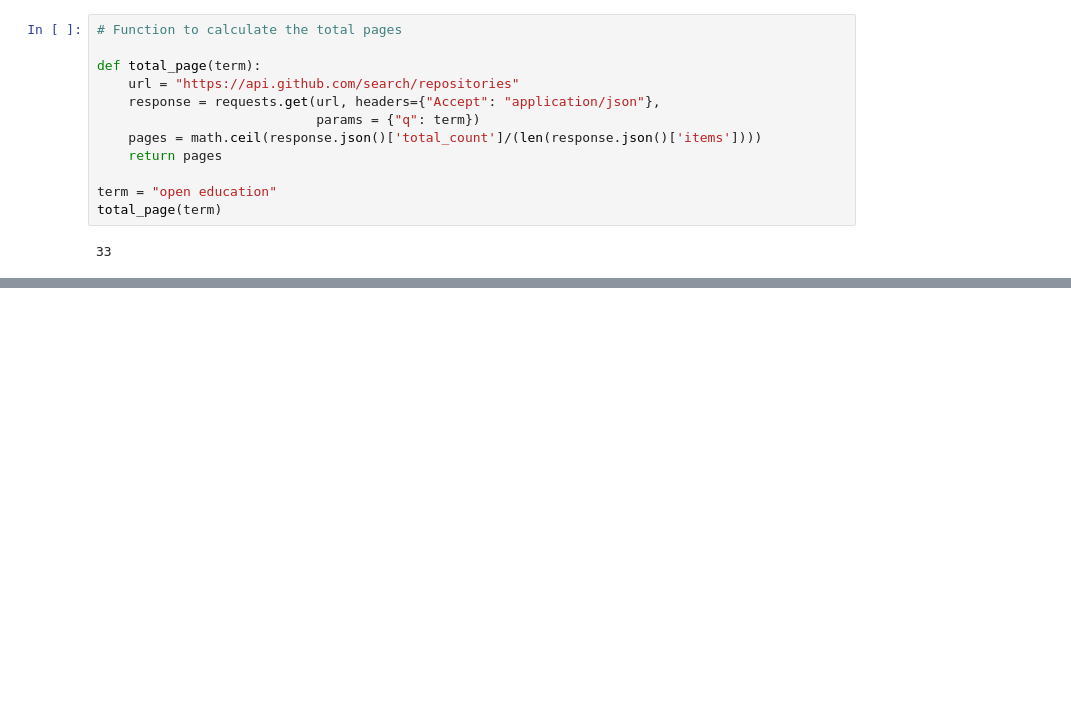
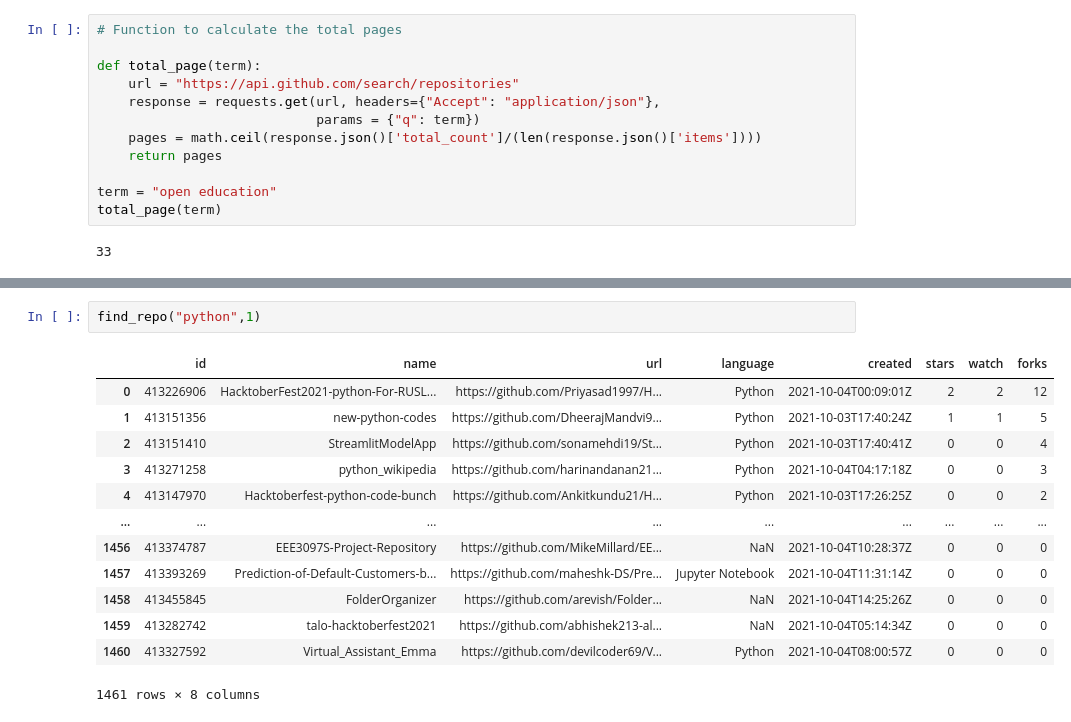
Before and after one commit to thtbui/github-repository-finder, a Jupyter notebook: src/Github_API.ipynb, the cells around one changed output, grey strips where cells are left out. Cells and saved outputs as stored; diff of their text form; blank space fills up the shorter version.

```diff
--- a/src/Github_API.ipynb
+++ b/src/Github_API.ipynb
@@ -70,0 +246,16 @@ KeyError: 'total_count'
+# %%
+find_repo("python",1)
+# %% [output]
+|  | id | name | url | language | created | stars | watch | forks |
+| 0 | 413226906 | HacktoberFest2021-python-For-RUSL... | https://github.com/Priyasad1997/H... | Python | 2021-10-04T00:09:01Z | 2 | 2 | 12 |
+| 1 | 413151356 | new-python-codes | https://github.com/DheerajMandvi9... | Python | 2021-10-03T17:40:24Z | 1 | 1 | 5 |
+| 2 | 413151410 | StreamlitModelApp | https://github.com/sonamehdi19/St... | Python | 2021-10-03T17:40:41Z | 0 | 0 | 4 |
+| 3 | 413271258 | python_wikipedia | https://github.com/harinandanan21... | Python | 2021-10-04T04:17:18Z | 0 | 0 | 3 |
+| 4 | 413147970 | Hacktoberfest-python-code-bunch | https://github.com/Ankitkundu21/H... | Python | 2021-10-03T17:26:25Z | 0 | 0 | 2 |
+| ... | ... | ... | ... | ... | ... | ... | ... | ... |
+| 1456 | 413374787 | EEE3097S-Project-Repository | https://github.com/MikeMillard/EE... | NaN | 2021-10-04T10:28:37Z | 0 | 0 | 0 |
+| 1457 | 413393269 | Prediction-of-Default-Customers-b... | https://github.com/maheshk-DS/Pre... | Jupyter Notebook | 2021-10-04T11:31:14Z | 0 | 0 | 0 |
+| 1458 | 413455845 | FolderOrganizer | https://github.com/arevish/Folder... | NaN | 2021-10-04T14:25:26Z | 0 | 0 | 0 |
+| 1459 | 413282742 | talo-hacktoberfest2021 | https://github.com/abhishek213-al... | NaN | 2021-10-04T05:14:34Z | 0 | 0 | 0 |
+| 1460 | 413327592 | Virtual_Assistant_Emma | https://github.com/devilcoder69/V... | Python | 2021-10-04T08:00:57Z | 0 | 0 | 0 |
+1461 rows × 8 columns
```
Also changed, not shown: parts of 10 cells of this notebook.
